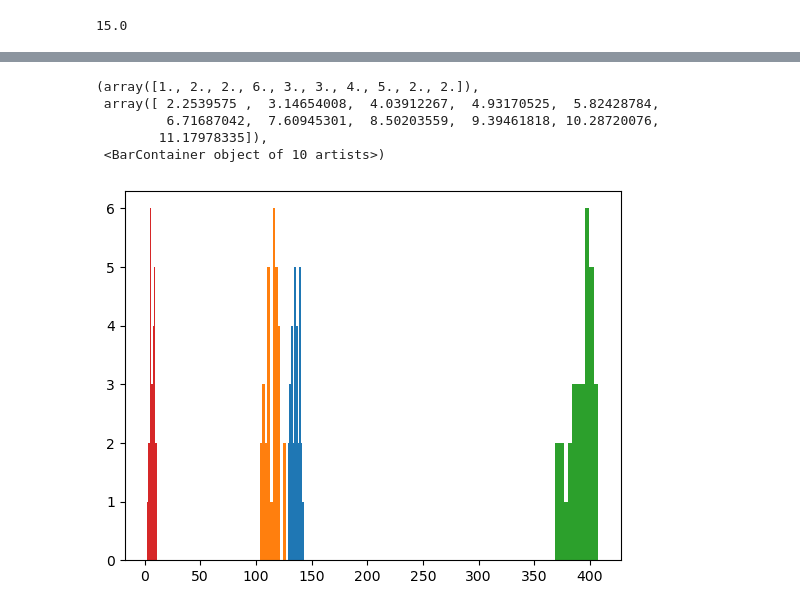
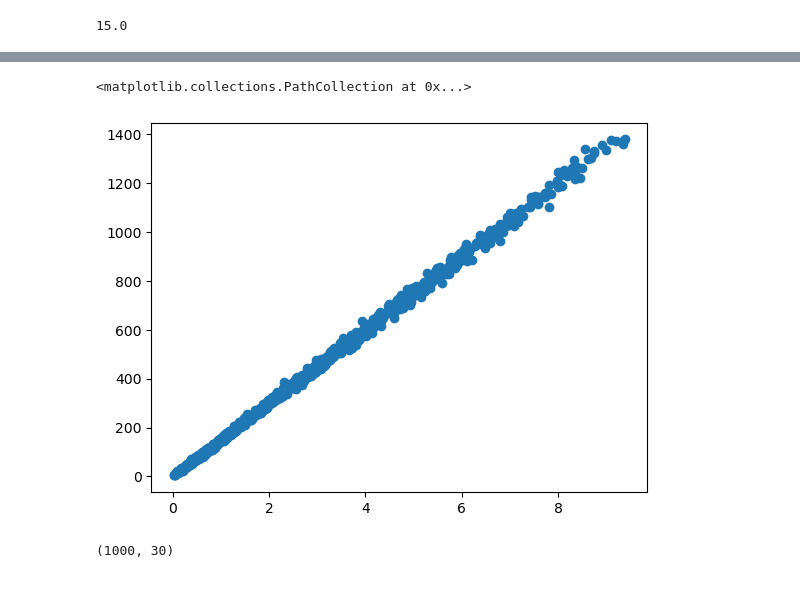
Before and after one commit to matthewfeickert/sbi-tutorial, a Jupyter notebook: raindrop_simulator.ipynb, the cells around one changed output, grey strips where cells are left out. Cells and saved outputs as stored; diff of their text form; code cells hidden in the pictures.

```diff
--- a/raindrop_simulator.ipynb
+++ b/raindrop_simulator.ipynb
@@ -126,12 +130,5 @@ plt.legend()
-# %%
-plt.hist(v_obs_samples[0])
-plt.hist(v_obs_samples[1])
-plt.hist(v_obs_samples[2])
-plt.hist(v_obs_samples[3])
-# %% [output]
-(array([1., 2., 2., 6., 3., 3., 4., 5., 2., 2.]),
- array([ 2.2539575 ,  3.14654008,  4.03912267,  4.93170525,  5.82428784,
-         6.71687042,  7.60945301,  8.50203559,  9.39461818, 10.28720076,
-        11.17978335]),
- <BarContainer object of 10 artists>)
-[figure, removed]
+# %%
+plt.scatter(mean_v_samples*flux_samples, v_obs_samples[:,0])
+# %% [output]
+<matplotlib.collections.PathCollection at 0x...>
+[figure, added]
@@ -137,0 +137,4 @@ plt.hist(v_obs_samples[3])
+# %%
+v_obs_samples.shape
+# %% [output]
+(1000, 30)
```
Also changed, not shown: parts of 6 cells of this notebook.
